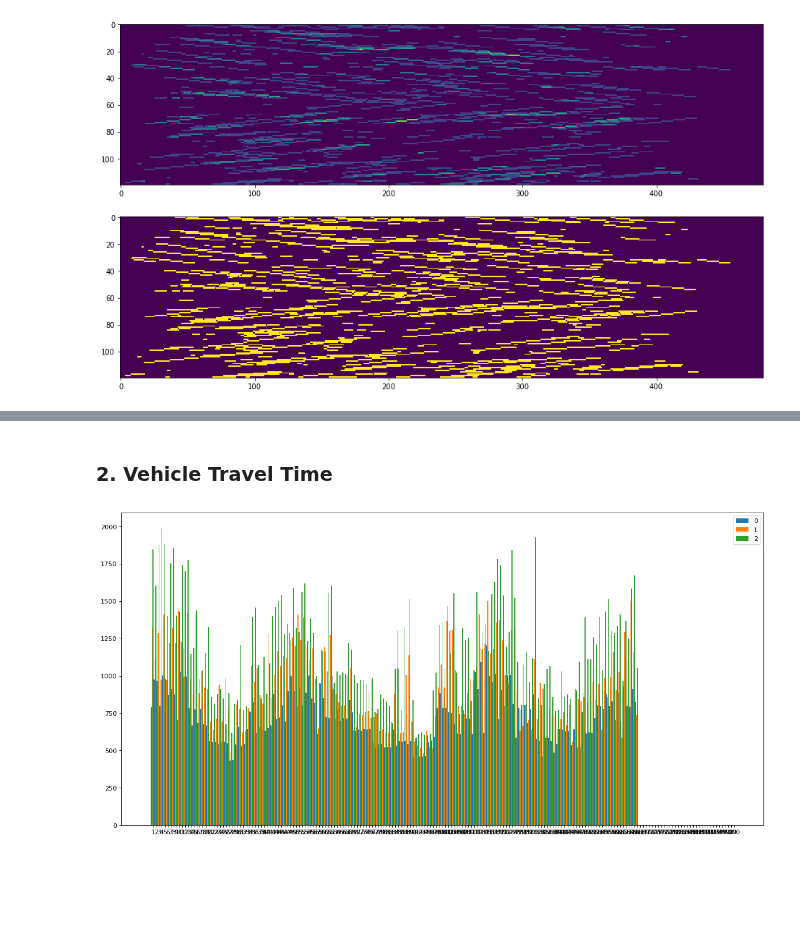
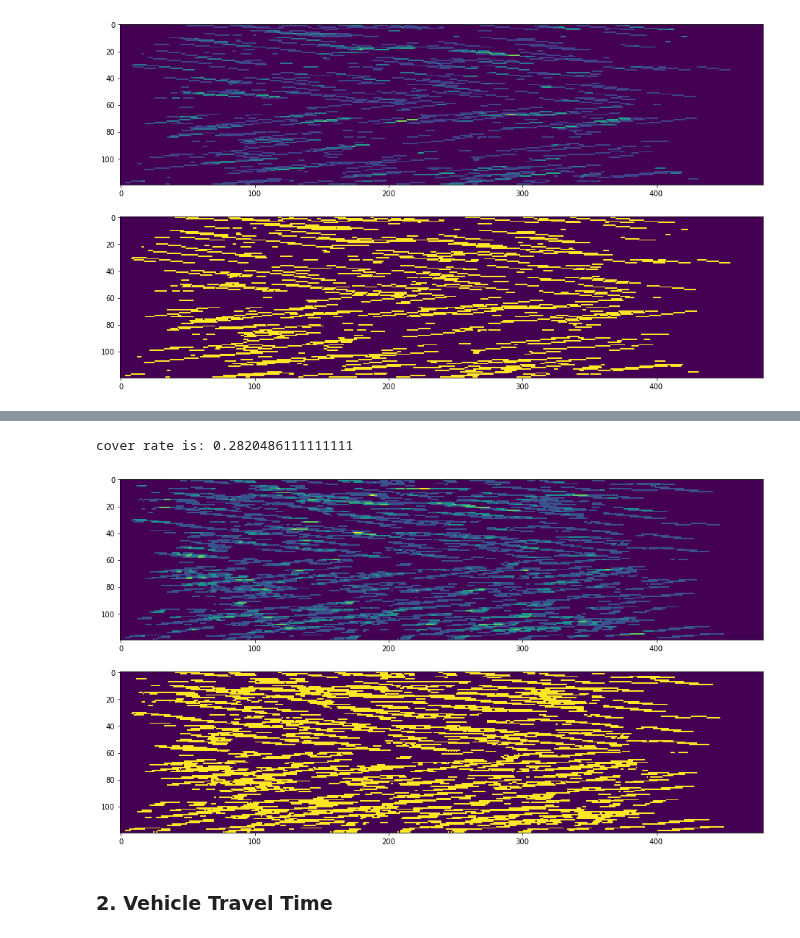
Before and after one commit to Dylan-Wyl10/RoboSense, a Jupyter notebook: analysis/dataAnalysis.ipynb, the cells around one changed output, grey strips where cells are left out. Cells and saved outputs as stored; diff of their text form; code cells hidden in the pictures; blank space fills up the shorter version.

```diff
--- a/analysis/dataAnalysis.ipynb
+++ b/analysis/dataAnalysis.ipynb
@@ -13,6 +14,7 @@ coverTable2 = '../result/cover_2000.npy'
 cover_ben = np.load(coverTable_benchmark)
 cover_1 = np.load(coverTable1)
 cover_2 = np.load(coverTable2)
+cover_3 = np.load(coverTable3)
 # %% [markdown]
 ### 1. Link Cover Rate
 # %%
@@ -49,3 +51,8 @@ cover rate is: 0.2825520833333333
+# %%
+LT_3 = drawTimeSpace(cover_3)
+# %% [output]
+cover rate is: 0.2820486111111111
+[figure, added]
 # %% [markdown]
 ### 2. Vehicle Travel Time
 # %%
@@ -55,21 +62,3 @@ def getTravelTime(table, max_veh_num):
     veh_time_table = np.sum(table, axis=0)  # [time, veh]
     travel_table = np.sum(veh_time_table, axis=0)
     return travel_table[:max_veh_num]
-# %%
-max_veh = 200
-travelTime_list = [getTravelTime(cover_ben, max_veh),
-                   getTravelTime(cover_1, max_veh),
-                   getTravelTime(cover_2, max_veh)]
-veh_list = ['{}'.format(str(i+1)) for i in range(max_veh)]
-total_width, n = 1, len(travelTime_list)
-width = total_width/n
-x = np.arange(len(veh_list))
-plt.figure(figsize=(18, 9), dpi=80)
-
-for k in range(len(travelTime_list)):
-    xx = x + np.ones(x.shape)*k*width
-    plt.bar(xx, travelTime_list[k], width=width, label = str(k), tick_label = veh_list)
-    plt.legend()
-plt.show()
-# %% [output]
-[figure, removed]
```
Also changed, not shown: parts of 22 cells of this notebook, 1 other file.
